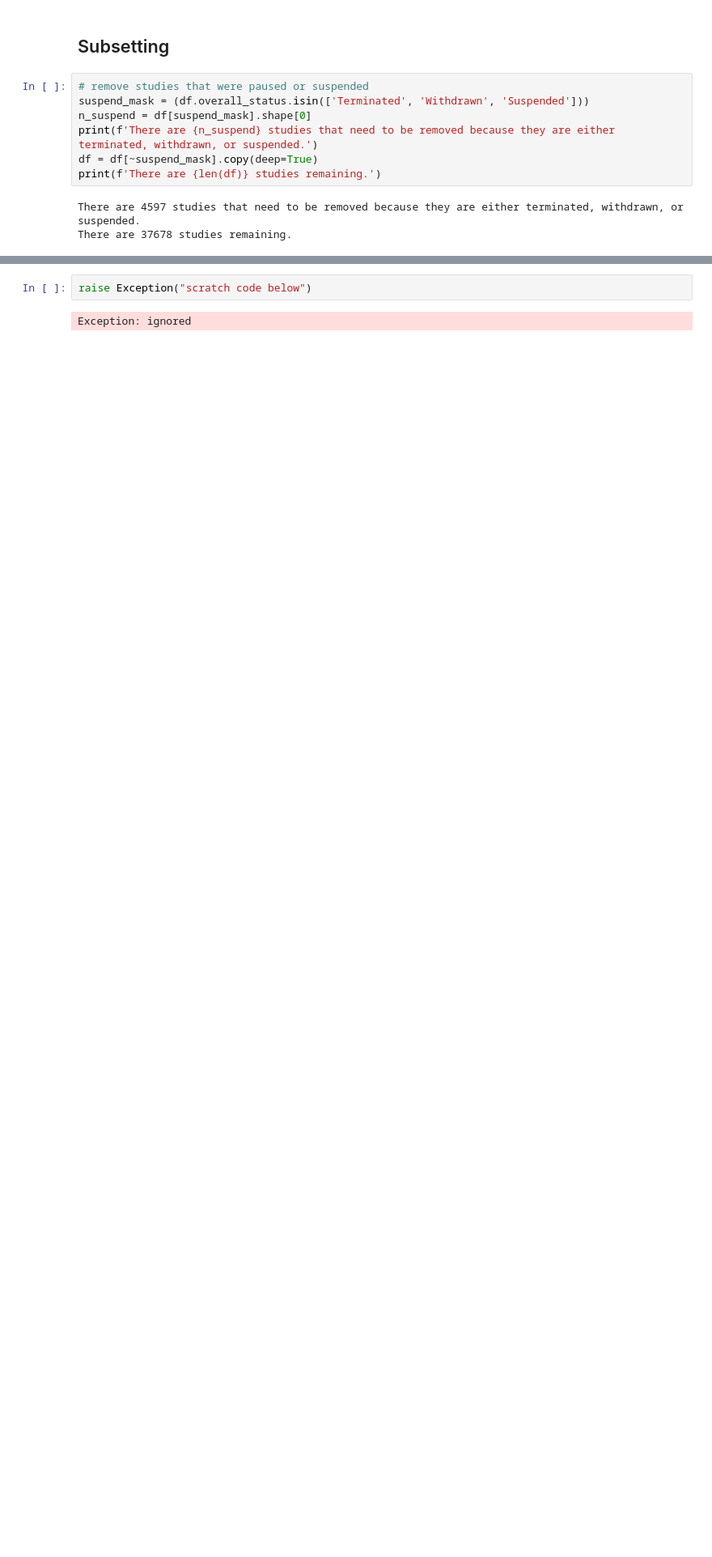
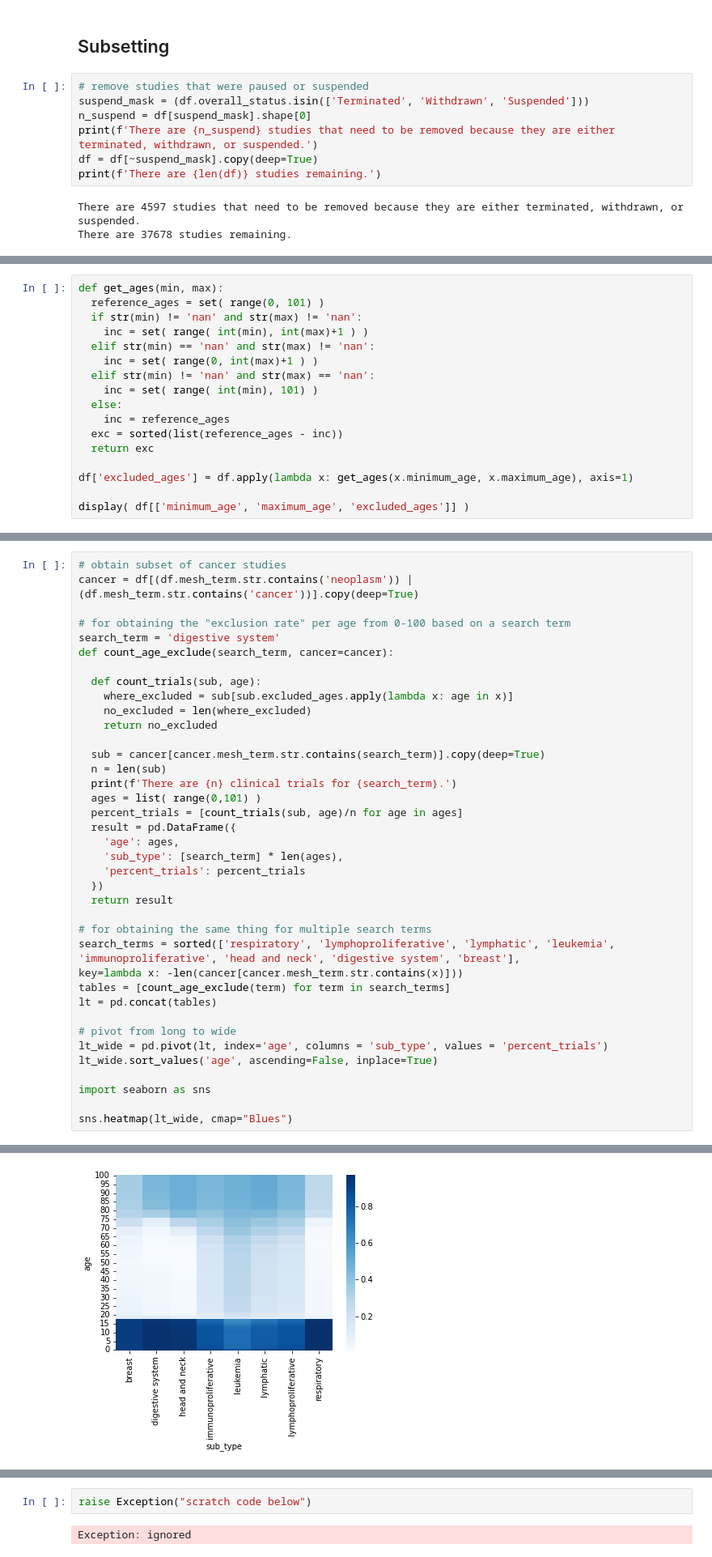
Before and after one commit to celinagacias/dc-symmetron, a Jupyter notebook: Data Cleaning and Analysis.ipynb, the cells around one changed output, grey strips where cells are left out. Shown at 81% size. Drawn from its saved outputs; the diff is of its cells as text; blank space fills up the shorter version.

```diff
--- a/Data Cleaning and Analysis.ipynb
+++ b/Data Cleaning and Analysis.ipynb
@@ -143,0 +148,17 @@ There are 37678 studies remaining.
+# %%
+def get_ages(min, max):
+  reference_ages = set( range(0, 101) )
+  if str(min) != 'nan' and str(max) != 'nan':
+    inc = set( range( int(min), int(max)+1 ) )
+  elif str(min) == 'nan' and str(max) != 'nan':
+    inc = set( range(0, int(max)+1 ) )
+  elif str(min) != 'nan' and str(max) == 'nan':
+    inc = set( range( int(min), 101) )
+  else:
+    inc = reference_ages
+  exc = sorted(list(reference_ages - inc))
+  return exc
+
+df['excluded_ages'] = df.apply(lambda x: get_ages(x.minimum_age, x.maximum_age), axis=1)
+
+display( df[['minimum_age', 'maximum_age', 'excluded_ages']] )
@@ -143,0 +179,39 @@ There are 37678 studies remaining.
+# %%
+# obtain subset of cancer studies
+cancer = df[(df.mesh_term.str.contains('neoplasm')) | (df.mesh_term.str.contains('cancer'))].copy(deep=True)
+
+# for obtaining the "exclusion rate" per age from 0-100 based on a search term
+search_term = 'digestive system'
+def count_age_exclude(search_term, cancer=cancer):
+
+  def count_trials(sub, age):
+    where_excluded = sub[sub.excluded_ages.apply(lambda x: age in x)]
+    no_excluded = len(where_excluded)
+    return no_excluded
+
+  sub = cancer[cancer.mesh_term.str.contains(search_term)].copy(deep=True)
+  n = len(sub)
+  print(f'There are {n} clinical trials for {search_term}.')
+  ages = list( range(0,101) )
+  percent_trials = [count_trials(sub, age)/n for age in ages]
+  result = pd.DataFrame({
+    'age': ages,
+    'sub_type': [search_term] * len(ages),
+    'percent_trials': percent_trials
+  })
+  return result
+
+# for obtaining the same thing for multiple search terms
+search_terms = sorted(['respiratory', 'lymphoproliferative', 'lymphatic', 'leukemia', 'immunoproliferative', 'head and neck', 'digestive system', 'breast'],
+key=lambda x: -len(cancer[cancer.mesh_term.str.contains(x)]))
+tables = [count_age_exclude(term) for term in search_terms]
+lt = pd.concat(tables)
+
+# pivot from long to wide
+lt_wide = pd.pivot(lt, index='age', columns = 'sub_type', values = 'percent_trials')
+lt_wide.sort_values('age', ascending=False, inplace=True)
+
+import seaborn as sns
+
+sns.heatmap(lt_wide, cmap="Blues")
+# %% [output]
@@ -143,0 +227 @@ There are 37678 studies remaining.
+[figure, added]
```
Also changed, not shown: parts of 12 cells of this notebook.
